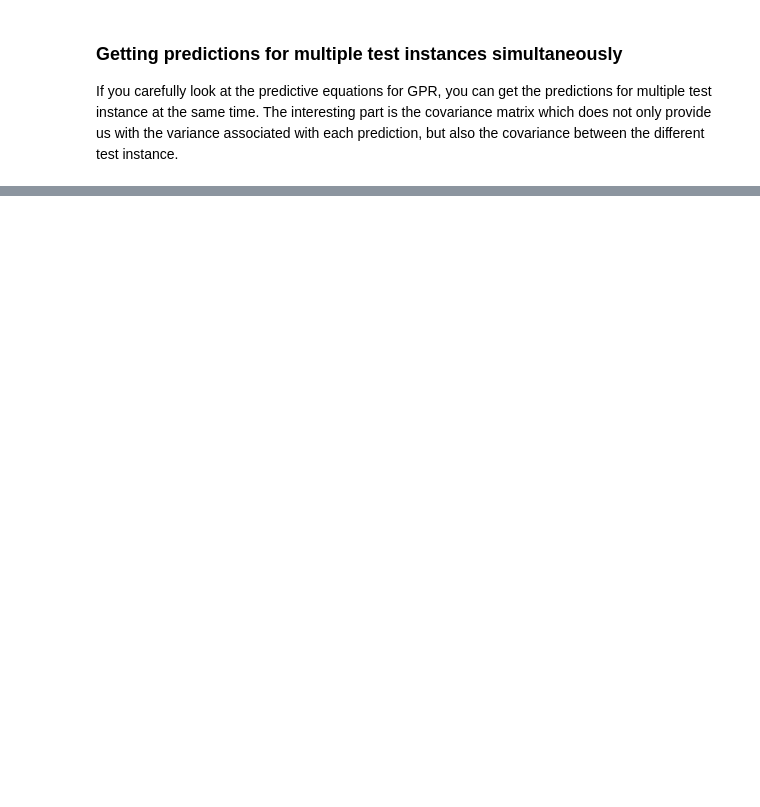
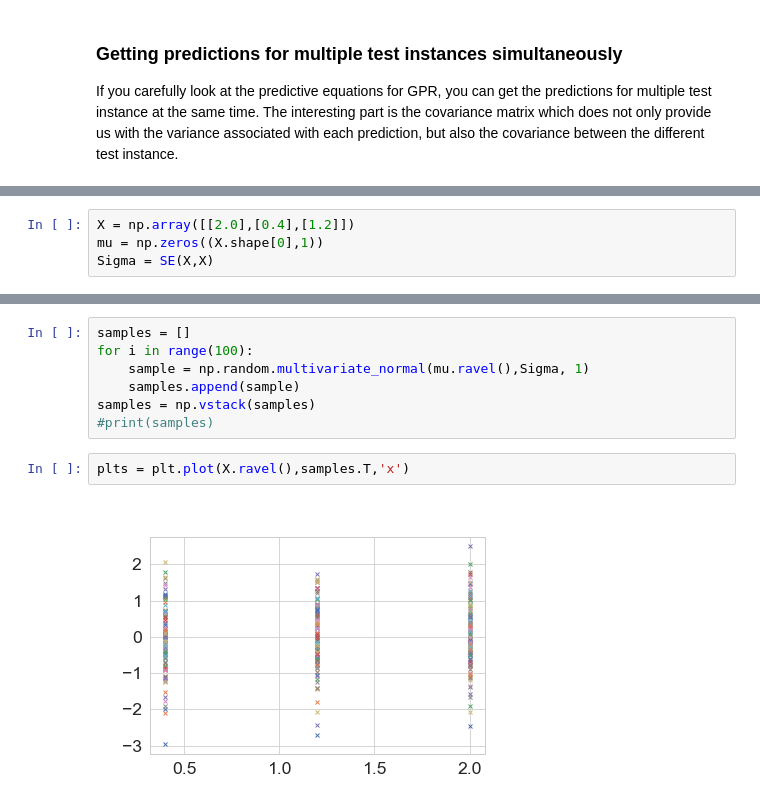
Before and after one commit to ubdsgroup/mladvanced-notebooks, a Jupyter notebook: GaussianProcesses.ipynb, the cells around one changed output, grey strips where cells are left out. Saved outputs shown, nothing was run; the diff lists cells and outputs as text; blank space fills up the shorter version.

```diff
--- a/GaussianProcesses.ipynb
+++ b/GaussianProcesses.ipynb
@@ -358,0 +400,4 @@ plt.plot(y_pred_cov[8,:])
+# %%
+X = np.array([[2.0],[0.4],[1.2]])
+mu = np.zeros((X.shape[0],1))
+Sigma = SE(X,X)
@@ -358,0 +418,11 @@ plt.plot(y_pred_cov[8,:])
+# %%
+samples = []
+for i in range(100):
+    sample = np.random.multivariate_normal(mu.ravel(),Sigma, 1)
+    samples.append(sample)
+samples = np.vstack(samples)
+#print(samples)
+# %%
+plts = plt.plot(X.ravel(),samples.T,'x')
+# %% [output]
+[figure, added]
```
Also changed, not shown: parts of 18 cells of this notebook, 1 other file.
